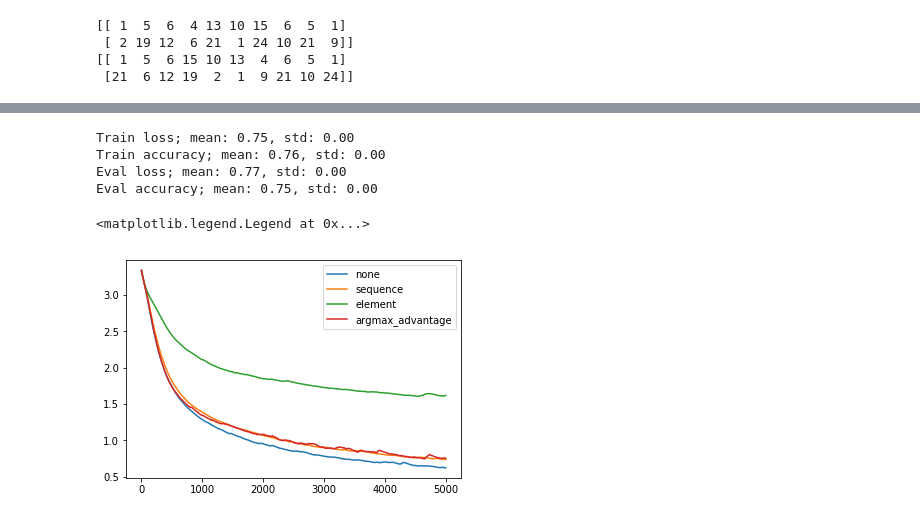
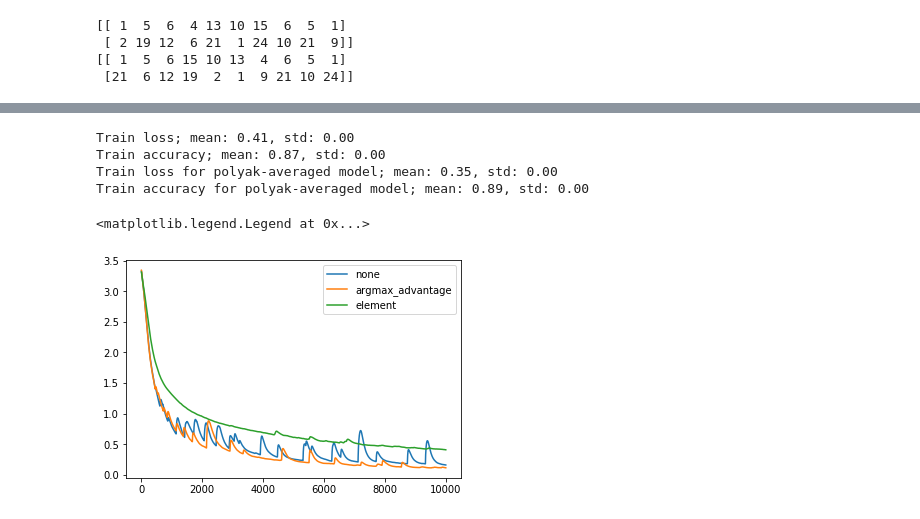
Before and after one commit to varenick/decoder-training-strategies, a Jupyter notebook: revert_words_pytorch.ipynb, the cells around one changed output, grey strips where cells are left out. Cells and saved outputs as stored; diff of their text form; code cells hidden in the pictures.

Commit message:
Added Polyak-average; experiments with large batch; looking on average advantage

```diff
--- a/revert_words_pytorch.ipynb
+++ b/revert_words_pytorch.ipynb
@@ -432,27 +500,39 @@ def running_average(a, alpha=0.99):
 train_losses_av = []
 train_accs_av = []
 
-eval_losses_av = []
-eval_accs_av = []
+train_losses_pav_av = []
+train_accs_pav_av = []
+
+#eval_losses_av = []
+#eval_accs_av = []
 
 for run in range(len(train_losses)):
     train_losses_av.append(running_average(train_losses[run]))
     train_accs_av.append(running_average(train_accs[run]))
 
-    eval_losses_av.append(running_average(eval_losses[run]))
-    eval_accs_av.append(running_average(eval_accs[run]))
+    train_losses_pav_av.append(running_average(train_losses_pav[run]))
+    train_accs_pav_av.append(running_average(train_accs_pav[run]))
+
+    #eval_losses_av.append(running_average(eval_losses[run]))
+    #eval_accs_av.append(running_average(eval_accs[run]))
 
 train_losses_av_mean[reinforce_strategy] = np.mean(train_losses_av, axis=0)
 train_accs_av_mean[reinforce_strategy] = np.mean(train_accs_av, axis=0)
 
-eval_losses_av_mean[reinforce_strategy] = np.mean(eval_losses_av, axis=0)
-eval_accs_av_mean[reinforce_strategy] = np.mean(eval_accs_av, axis=0)
+train_losses_pav_av_mean[reinforce_strategy] = np.mean(train_losses_pav_av, axis=0)
+train_accs_pav_av_mean[reinforce_strategy] = np.mean(train_accs_pav_av, axis=0)
+
+#eval_losses_av_mean[reinforce_strategy] = np.mean(eval_losses_av, axis=0)
+#eval_accs_av_mean[reinforce_strategy] = np.mean(eval_accs_av, axis=0)
 
 train_losses_av_std[reinforce_strategy] = np.std(train_losses_av, axis=0)
 train_accs_av_std[reinforce_strategy] = np.std(train_accs_av, axis=0)
 
-eval_losses_av_std[reinforce_strategy] = np.std(eval_losses_av, axis=0)
-eval_accs_av_std[reinforce_strategy] = np.std(eval_accs_av, axis=0)
+train_losses_pav_av_std[reinforce_strategy] = np.std(train_losses_pav_av, axis=0)
+train_accs_pav_av_std[reinforce_strategy] = np.std(train_accs_pav_av, axis=0)
+
+#eval_losses_av_std[reinforce_strategy] = np.std(eval_losses_av, axis=0)
+#eval_accs_av_std[reinforce_strategy] = np.std(eval_accs_av, axis=0)
 # %%
 print('Train loss; mean: {:.2f}, std: {:.2f}'.format(
     train_losses_av_mean[reinforce_strategy][-1],
@@ -462,37 +542,47 @@ print('Train accuracy; mean: {:.2f}, std: {:.2f}'.format(
     train_accs_av_mean[reinforce_strategy][-1],
     train_accs_av_std[reinforce_strategy][-1]
 ))
-print('Eval loss; mean: {:.2f}, std: {:.2f}'.format(
-    eval_losses_av_mean[reinforce_strategy][-1],
-    eval_losses_av_std[reinforce_strategy][-1]
+print('Train loss for polyak-averaged model; mean: {:.2f}, std: {:.2f}'.format(
+    train_losses_pav_av_mean[reinforce_strategy][-1],
+    train_losses_pav_av_std[reinforce_strategy][-1]
 ))
-print('Eval accuracy; mean: {:.2f}, std: {:.2f}'.format(
-    eval_accs_av_mean[reinforce_strategy][-1],
-    eval_accs_av_std[reinforce_strategy][-1]
+print('Train accuracy for polyak-averaged model; mean: {:.2f}, std: {:.2f}'.format(
+    train_accs_pav_av_mean[reinforce_strategy][-1],
+    train_accs_pav_av_std[reinforce_strategy][-1]
 ))
+#print('Eval loss; mean: {:.2f}, std: {:.2f}'.format(
+#    eval_losses_av_mean[reinforce_strategy][-1],
+#    eval_losses_av_std[reinforce_strategy][-1]
+#))
+#print('Eval accuracy; mean: {:.2f}, std: {:.2f}'.format(
+#    eval_accs_av_mean[reinforce_strategy][-1],
+#    eval_accs_av_std[reinforce_strategy][-1]
+#))
 # %% [output]
-Train loss; mean: 0.75, std: 0.00
-Train accuracy; mean: 0.76, std: 0.00
-Eval loss; mean: 0.77, std: 0.00
-Eval accuracy; mean: 0.75, std: 0.00
+Train loss; mean: 0.41, std: 0.00
+Train accuracy; mean: 0.87, std: 0.00
+Train loss for polyak-averaged model; mean: 0.35, std: 0.00
+Train accuracy for polyak-averaged model; mean: 0.89, std: 0.00
 # %%
 import matplotlib.pyplot as plt
 %matplotlib inline
 # %%
-strategies = ['none', 'sequence', 'element', 'argmax_advantage']
-#strategies = ['sequence', 'none']
+#strategies = ['none', 'sequence', 'element', 'argmax_advantage']
+strategies = ['none', 'argmax_advantage', 'element']
 for strategy in strategies:
-    plt.plot(range(num_steps), train_losses_av_mean[strategy][:num_steps])
+    plt.plot(train_losses_av_mean[strategy])
     #plt.fill_between(
     #    range(num_steps),
     #    train_losses_av_mean[strategy] - train_losses_av_std[strategy],
     #    train_losses_av_mean[strategy] + train_losses_av_std[strategy],
     #    alpha=0.5
     #)
 plt.legend(strategies)
+#for strategy in strategies:
+#    plt.plot(train_losses_pav_av_mean[strategy], '--')
 # %% [output]
 <matplotlib.legend.Legend at 0x...>
-[figure, old version]
+[figure, new version]
 # %%
 # chunk_length = 8, num_steps = 10000:
 # none: 0.03 +- 0.00
```
Also changed, not shown: parts of 10 cells of this notebook.
